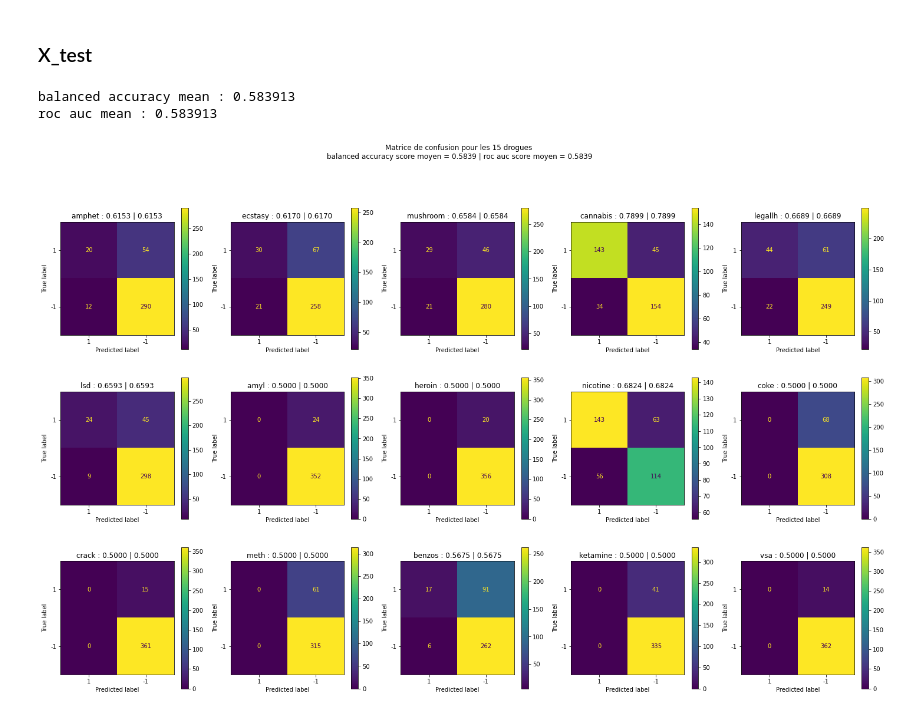
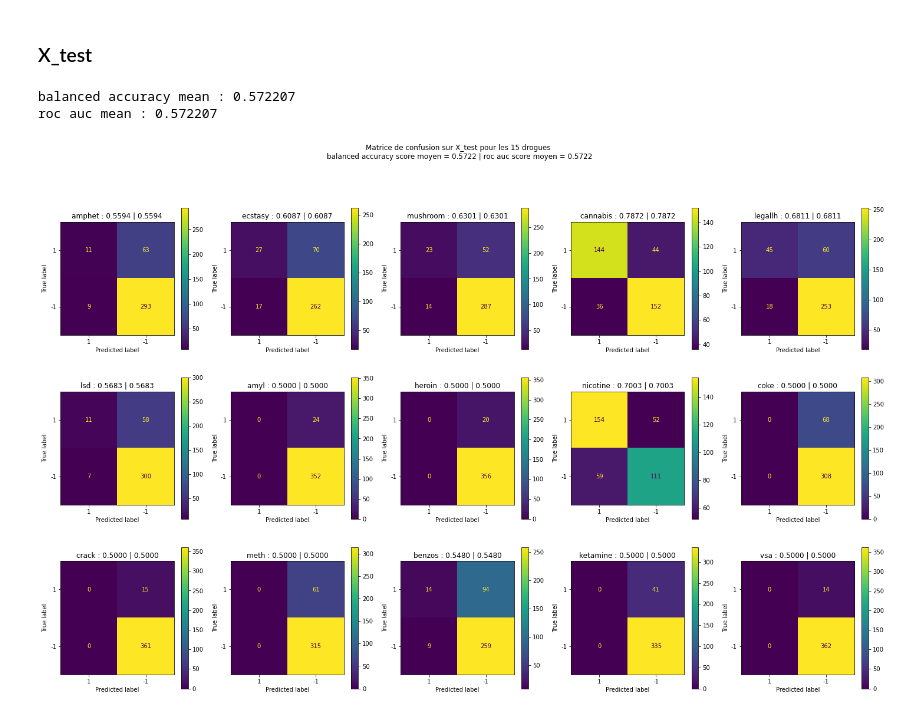
Before and after one commit to BPMazino/drug-consumption-prediction, a Jupyter notebook: model_all.ipynb, the cells around one changed output. Drawn from its saved outputs; the diff is of its cells as text; code cells hidden in the pictures.

```diff
--- a/model_all.ipynb
+++ b/model_all.ipynb
@@ -523,35 +559,36 @@ pass
 ### X_test
 # %%
 
-clf = RandomForestClassifier(n_estimators=75,
+clf = RandomForestClassifier(n_estimators=100,
                              max_depth=4,
                              class_weight=dict_weights,
                               min_samples_leaf=5,
                               max_leaf_nodes=11,
                               max_features=8,
+                              max_samples=175,
                               n_jobs=-1, random_state=0)
 clf.fit(X_train_valid, y_train_valid)
 y_pred = clf.predict(X_test)
 
 valid = np.array(y_test)
 
 fig, axs = plt.subplots(3, 5, figsize=(25, 15))
 
 balanced_acc = np.zeros(15)
 roc_auc = np.zeros(15)
 for i in range(len(drugs_illegal)):
     balanced_acc[i] = balanced_accuracy_score(valid.T[i], y_pred.T[i])
     roc_auc[i] = roc_auc_score(valid.T[i], y_pred.T[i])
     ConfusionMatrixDisplay.from_predictions(valid.T[i], y_pred.T[i], ax=axs[i%3][i%5], labels=[1, -1])
     axs[i%3][i%5].set_title("%s : %.4f | %.4f" % (drugs_illegal[i], balanced_acc[i], roc_auc[i]))
 
 print("balanced accuracy mean : %f" % balanced_acc.mean())
 print("roc auc mean : %f" % roc_auc.mean())
 
-fig.suptitle("Matrice de confusion pour les 15 drogues\n balanced accuracy score moyen = %.4f | roc auc score moyen = %.4f" % (balanced_acc.mean(), roc_auc.mean()))
+fig.suptitle("Matrice de confusion sur X_test pour les 15 drogues\n balanced accuracy score moyen = %.4f | roc auc score moyen = %.4f" % (balanced_acc.mean(), roc_auc.mean()))
 
 pass
 # %% [output]
-balanced accuracy mean : 0.583913
-roc auc mean : 0.583913
+balanced accuracy mean : 0.572207
+roc auc mean : 0.572207
-[figure, old version]
+[figure, new version]
```
Also changed, not shown: parts of 6 cells of this notebook, 2 other files.
